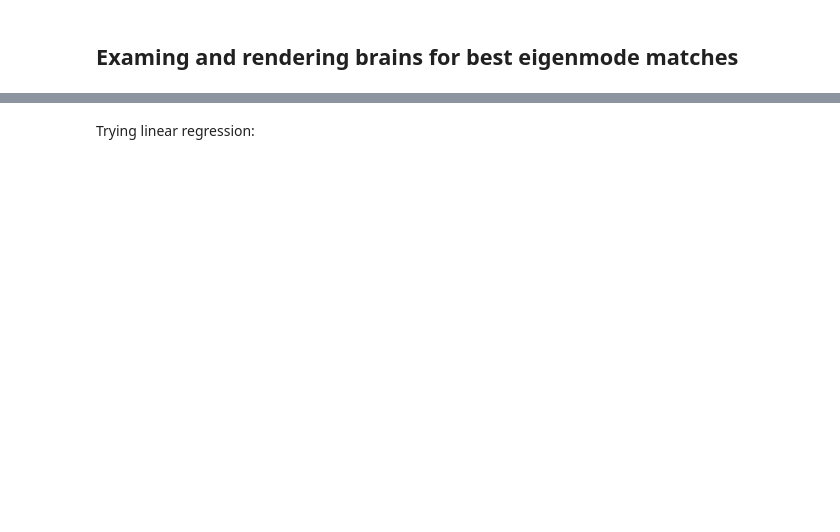
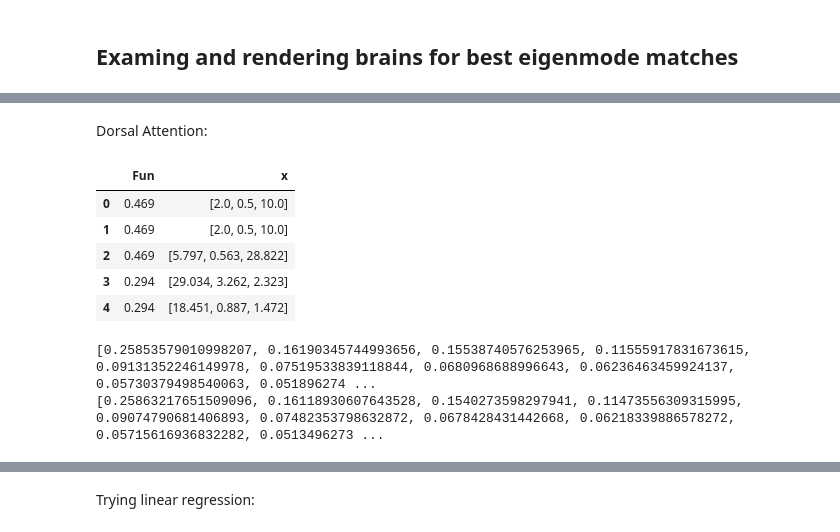
Before and after one commit to Raj-Lab-UCSF/spectrome, a Jupyter notebook: spectrome/notebooks/complex_laplacian/ntbkwidget_best_eigmode_matches.ipynb, the cells around one changed output, grey strips where cells are left out. Cells and saved outputs as stored; diff of their text form; code cells hidden in the pictures; blank space fills up the shorter version.

```diff
--- a/spectrome/notebooks/complex_laplacian/ntbkwidget_best_eigmode_matches.ipynb
+++ b/spectrome/notebooks/complex_laplacian/ntbkwidget_best_eigmode_matches.ipynb
@@ -79,0 +74,34 @@ bh_default
+# %% [markdown]
+Dorsal Attention:
+# %%
+dorsal_evals = pd.DataFrame(columns = colnames, index = indnames)
+
+for i in np.arange(0,5):
+    h5_path = path.get_file_path('Dorsal_Attention{}_BH_dice.h5'.format(i))
+    bh_dorsal = path.read_hdf5(h5_path)
+    dorsal_evals.at[i,'Fun'] = bh_dorsal['fun']
+    dorsal_evals.at[i,'x'] = np.round(bh_dorsal['x'],3)
+
+dorsal_evals
+# %% [output]
+|  | Fun | x |
+| 0 | 0.469 | [2.0, 0.5, 10.0] |
+| 1 | 0.469 | [2.0, 0.5, 10.0] |
+| 2 | 0.469 | [5.797, 0.563, 28.822] |
+| 3 | 0.294 | [29.034, 3.262, 2.323] |
+| 4 | 0.294 | [18.451, 0.887, 1.472] |
+# %%
+# Draw:
+h5_path = path.get_file_path('Dorsal_Attention3_BH_dice.h5')
+bh_dorsal = path.read_hdf5(h5_path)
+d3 = [bh_dorsal['LinRegResults'][i]['r2score'] for i in range(len(bh_dorsal['LinRegResults']))]
+
+h5_path = path.get_file_path('Dorsal_Attention4_BH_dice.h5')
+bh_dorsal = path.read_hdf5(h5_path)
+d4 = [bh_dorsal['LinRegResults'][i]['r2score'] for i in range(len(bh_dorsal['LinRegResults']))]
+
+print(d3)
+print(d4) # pick d4 cuz 0.0513 vs 0.0518
+# %% [output]
+[0.25853579010998207, 0.16190345744993656, 0.15538740576253965, 0.11555917831673615, 0.09131352246149978, 0.07519533839118844, 0.0680968688996643, 0.06236463459924137, 0.05730379498540063, 0.051896274 ...
+[0.25863217651509096, 0.16118930607643528, 0.1540273598297941, 0.11473556309315995, 0.09074790681406893, 0.07482353798632872, 0.0678428431442668, 0.06218339886578272, 0.05715616936832282, 0.0513496273 ...
```
Also changed, not shown: parts of 45 cells of this notebook, 1 other file.
